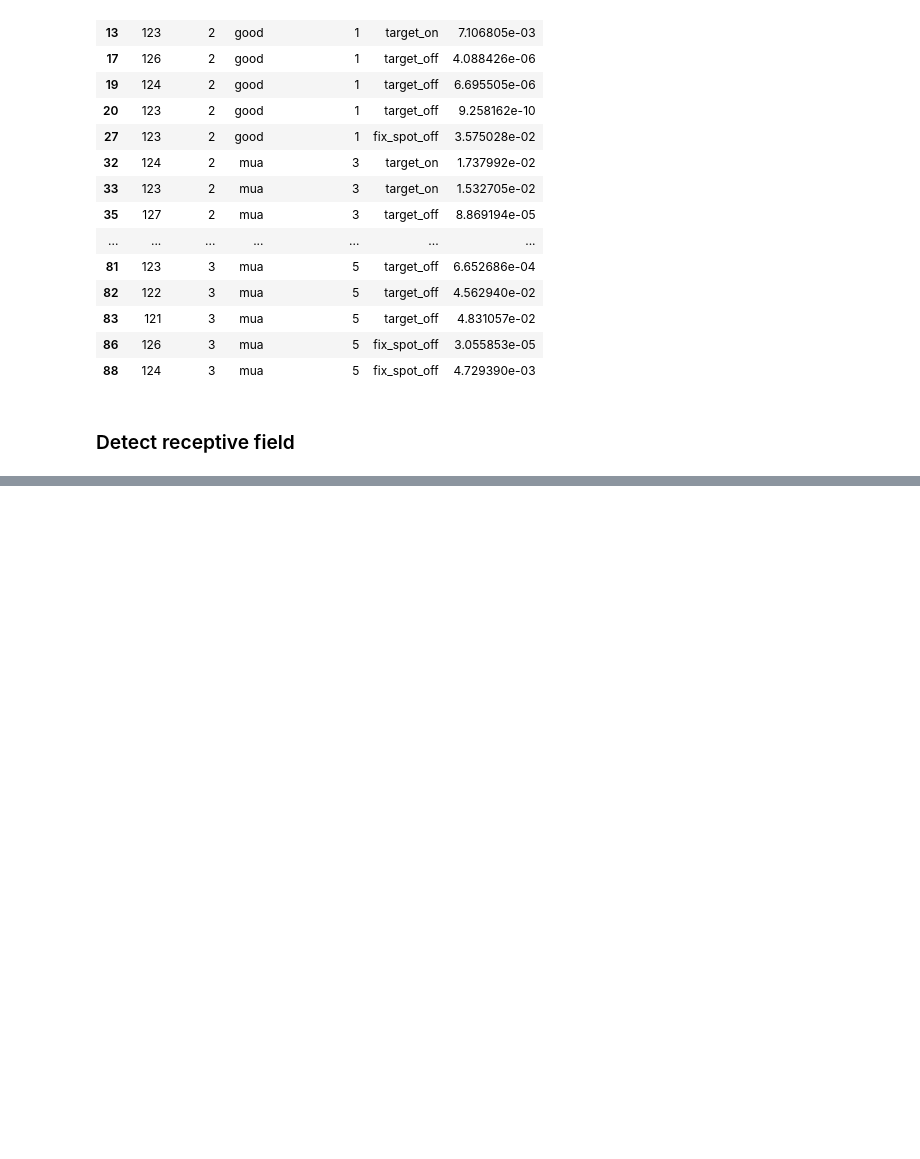
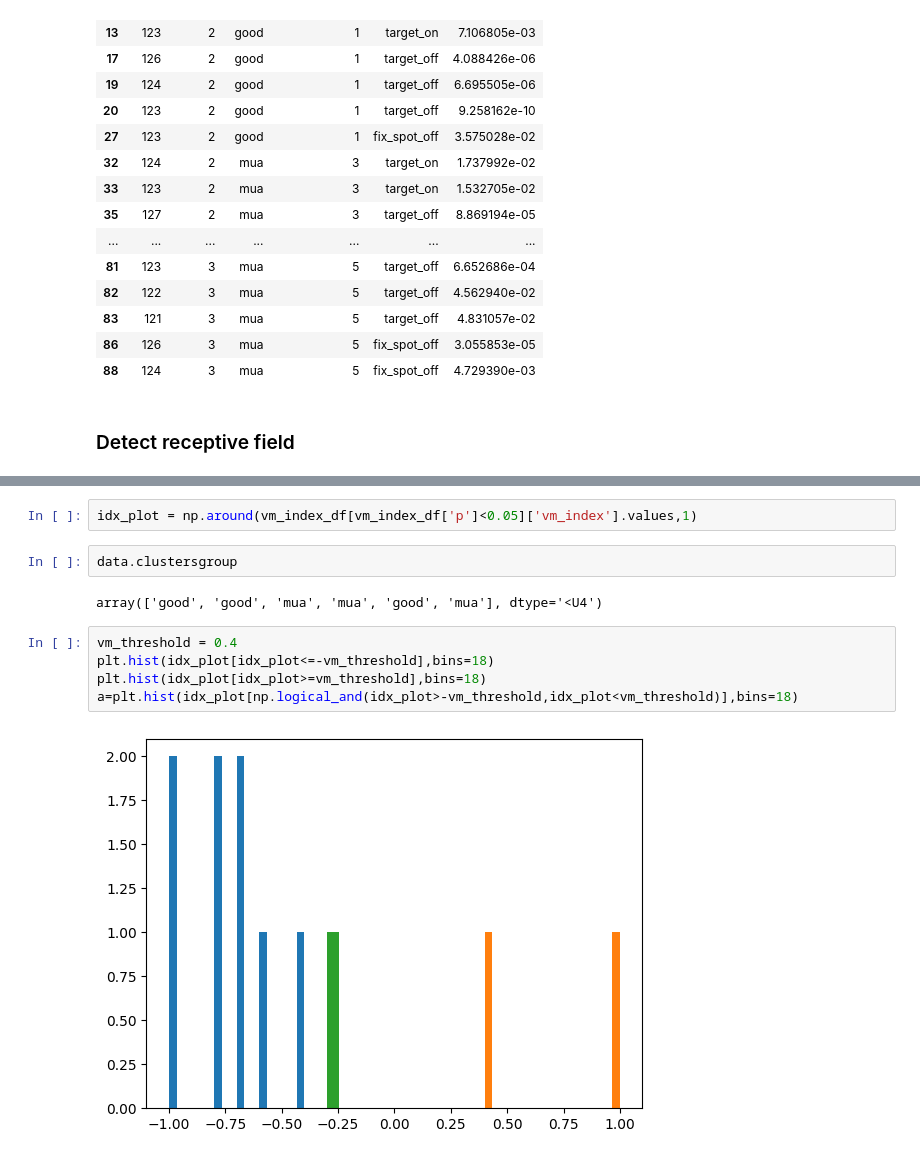
Before and after one commit to Ibos-lab/EphysVibe, a Jupyter notebook: examples/detect_rf.ipynb, the cells around one changed output, grey strips where cells are left out. Saved outputs shown, nothing was run; the diff lists cells and outputs as text; blank space fills up the shorter version.

Commit message:
Compute visuomotor index

```diff
--- a/examples/detect_rf.ipynb
+++ b/examples/detect_rf.ipynb
@@ -145,0 +181,13 @@ Units showing significant activity: [0 1 3 4 5]
+# %%
+idx_plot = np.around(vm_index_df[vm_index_df['p']<0.05]['vm_index'].values,1)
+# %%
+data.clustersgroup
+# %% [output]
+array(['good', 'good', 'mua', 'mua', 'good', 'mua'], dtype='<U4')
+# %%
+vm_threshold = 0.4
+plt.hist(idx_plot[idx_plot<=-vm_threshold],bins=18)
+plt.hist(idx_plot[idx_plot>=vm_threshold],bins=18)
+a=plt.hist(idx_plot[np.logical_and(idx_plot>-vm_threshold,idx_plot<vm_threshold)],bins=18)
+# %% [output]
+[figure, added]
```
Also changed, not shown: parts of 8 cells of this notebook, 1 other file.
